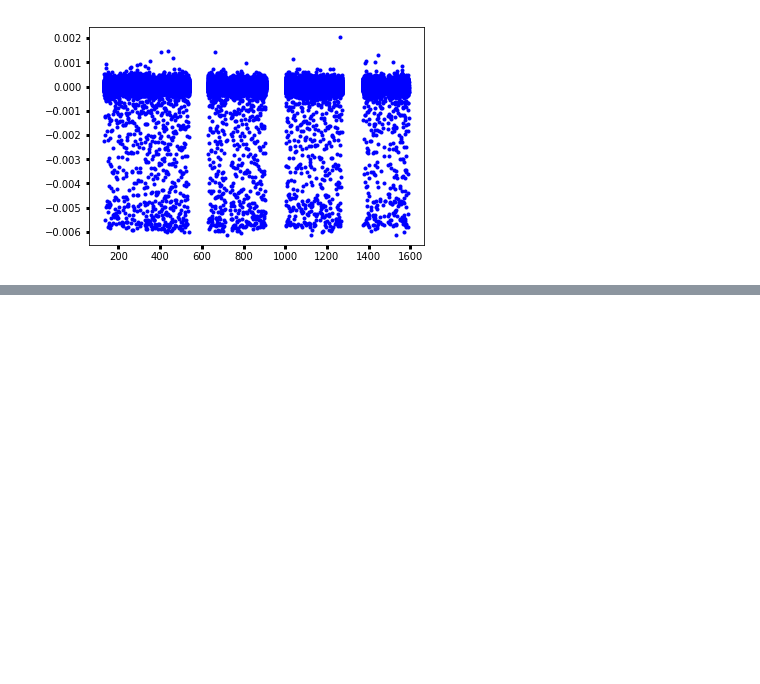
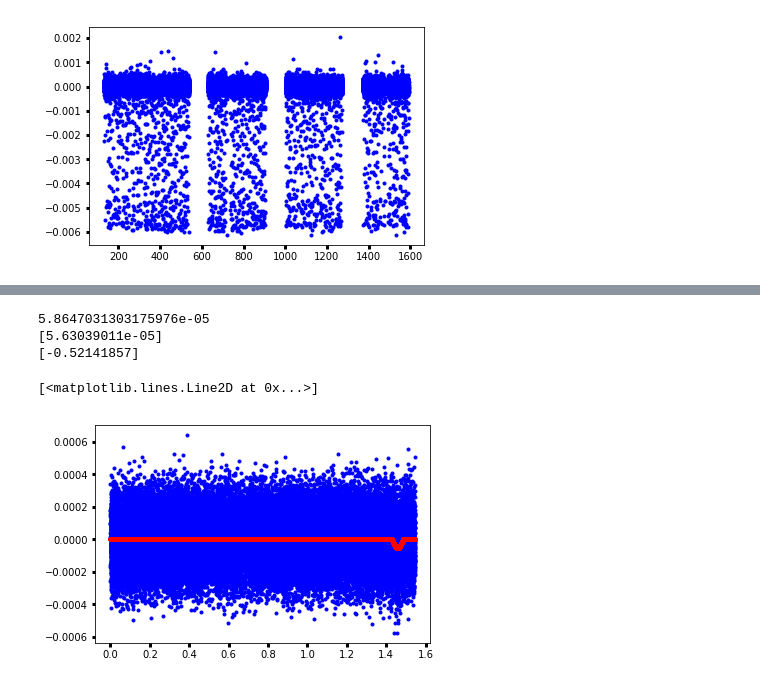
Before and after one commit to BoiseStatePlanetary/Searching-for-Variability-in-Eclipses-in-the-Kepler-Dataset, a Jupyter notebook: Recovering_Variable_Eclipses_from_Folded_Data.ipynb, the cells around one changed output, grey strips where cells are left out. Drawn from its saved outputs; the diff is of its cells as text; code cells hidden in the pictures; blank space fills up the shorter version.

```diff
--- a/Recovering_Variable_Eclipses_from_Folded_Data.ipynb
+++ b/Recovering_Variable_Eclipses_from_Folded_Data.ipynb
@@ -186,0 +219,26 @@ plt.plot(time, fit_eclipse(time, *eclipse_popt), 'r.')
+# %%
+time = folded_time
+data = noisy_synthetic_eclipse
+
+initial_guess = [0.]
+eclipse_popt, eclipse_pcov = curve_fit(fit_eclipse, time, data, sigma=unbinned_noise*np.ones_like(time),
+                                       p0=initial_guess,
+                                       bounds=(-1000e-6, 1000e-6))
+print(men)
+print(eclipse_popt)
+print((eclipse_popt[0] - men)/np.sqrt(eclipse_pcov.diagonal()))
+
+plt.plot(time, data, 'b.')
+plt.plot(time, fit_eclipse(time, *eclipse_popt), 'r.')
+
+# 2018 Sep 20
+# (5.7880851691646565e-05
+# [5.63039011e-05]
+# [-0.35092003]
+# Seems often below the average but not by much!
+# %% [output]
+5.8647031303175976e-05
+[5.63039011e-05]
+[-0.52141857]
+[<matplotlib.lines.Line2D at 0x...>]
+[figure, added]
```
Also changed, not shown: parts of 8 cells of this notebook.
